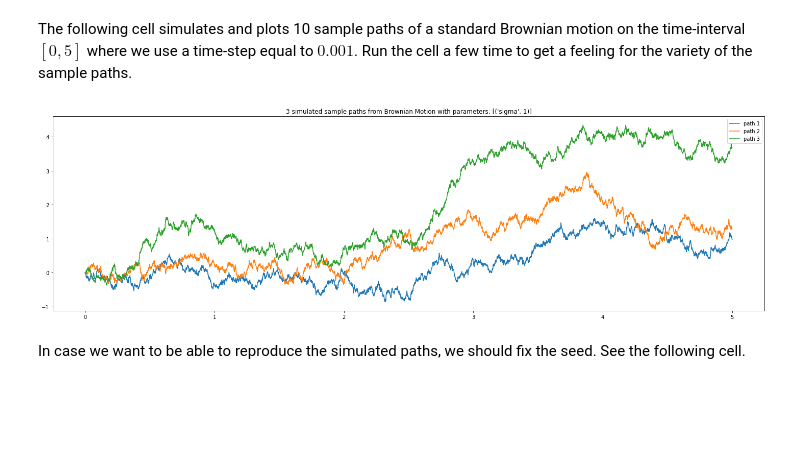
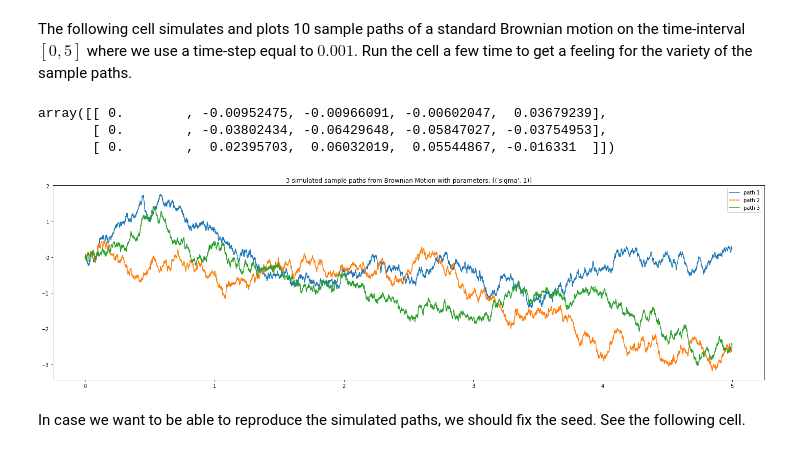
Before and after one commit to ramonVDAKKER/teaching-quantitative-finance, a Jupyter notebook: notebooks/simulation_of_sde.ipynb, the cells around one changed output. Cells and saved outputs as stored; diff of their text form; code cells hidden in the pictures; blank space fills up the shorter version.

```diff
--- a/notebooks/simulation_of_sde.ipynb
+++ b/notebooks/simulation_of_sde.ipynb
@@ -85,7 +85,8 @@ class BrownianMotionWithDrift(StochasticProcess):
         )  # note that time_step is adapted (if needed) in order to get equally-spaced grid
         if seed is not None:
             np.random.seed(seed)
-        aux = np.random.normal(loc=0.0, scale=1.0, size=(self.n, len(self.time_grid)))
+        aux = np.random.normal(loc=0.0, scale=1.0, size=(self.n, len(self.time_grid)-1))
+        aux = np.concatenate([np.zeros((self.n, 1)), aux], axis=1)
         self.paths = (
             np.cumsum(sigma * np.sqrt(time_step) * aux, axis=1) + drift * self.time_grid
         )
@@ -119,8 +120,12 @@ The following cell simulates and plots 10 sample paths of a standard Brownian mo
 # %%
 bm = BrownianMotion(sigma=1, n=10, T=5, time_step=0.001, seed=None)
 bm.plot(3)
+bm.paths[0:3, 0:5]
 # %% [output]
+array([[ 0.        , -0.00952475, -0.00966091, -0.00602047,  0.03679239],
+       [ 0.        , -0.03802434, -0.06429648, -0.05847027, -0.03754953],
+       [ 0.        ,  0.02395703,  0.06032019,  0.05544867, -0.016331  ]])
-[figure, old version]
+[figure, new version]
 # %% [markdown]
 In case we want to be able to reproduce the simulated paths, we should fix the seed. See the following cell.
 # %%
```
Also changed, not shown: parts of 3 cells of this notebook.
